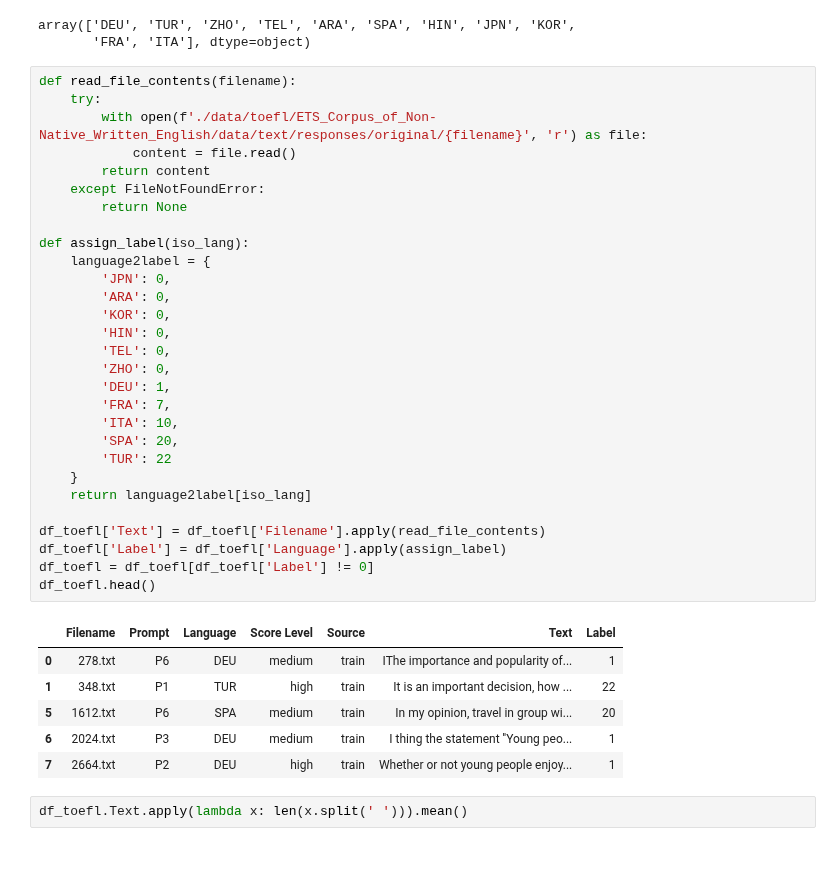
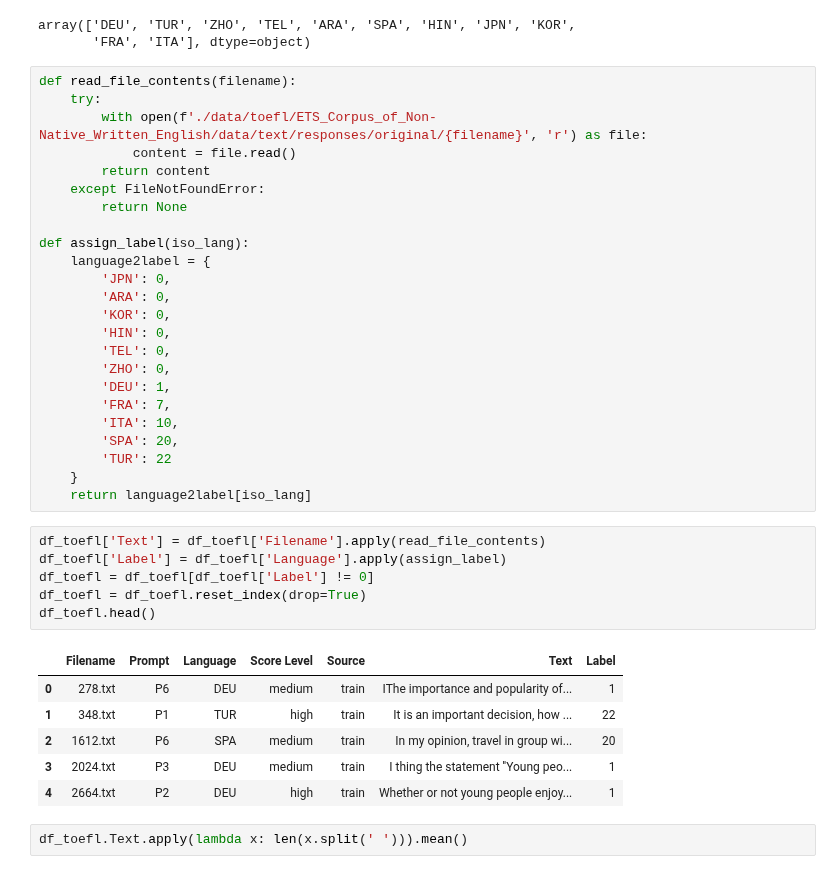
Before and after one commit to SergeyKramp/mthesis-bigbird-embeddings, a Jupyter notebook: experiment_toefl.ipynb, the cells around one changed output. Cells and saved outputs as stored; diff of their text form.

```diff
--- a/experiment_toefl.ipynb
+++ b/experiment_toefl.ipynb
@@ -110,18 +151,19 @@ def assign_label(iso_lang):
         'TUR': 22
     }
     return language2label[iso_lang]
-
-df_toefl['Text'] = df_toefl['Filename'].apply(read_file_contents)
-df_toefl['Label'] = df_toefl['Language'].apply(assign_label)
-df_toefl = df_toefl[df_toefl['Label'] != 0]
-df_toefl.head()
-# %% [output]
-|  | Filename | Prompt | Language | Score Level | Source | Text | Label |
-| 0 | 278.txt | P6 | DEU | medium | train | IThe importance and popularity of... | 1 |
-| 1 | 348.txt | P1 | TUR | high | train | It is an important decision, how ... | 22 |
-| 5 | 1612.txt | P6 | SPA | medium | train | In my opinion, travel in group wi... | 20 |
-| 6 | 2024.txt | P3 | DEU | medium | train | I thing the statement ''Young peo... | 1 |
-| 7 | 2664.txt | P2 | DEU | high | train | Whether or not young people enjoy... | 1 |
+# %%
+df_toefl['Text'] = df_toefl['Filename'].apply(read_file_contents)
+df_toefl['Label'] = df_toefl['Language'].apply(assign_label)
+df_toefl = df_toefl[df_toefl['Label'] != 0]
+df_toefl = df_toefl.reset_index(drop=True)
+df_toefl.head()
+# %% [output]
+|  | Filename | Prompt | Language | Score Level | Source | Text | Label |
+| 0 | 278.txt | P6 | DEU | medium | train | IThe importance and popularity of... | 1 |
+| 1 | 348.txt | P1 | TUR | high | train | It is an important decision, how ... | 22 |
+| 2 | 1612.txt | P6 | SPA | medium | train | In my opinion, travel in group wi... | 20 |
+| 3 | 2024.txt | P3 | DEU | medium | train | I thing the statement ''Young peo... | 1 |
+| 4 | 2664.txt | P2 | DEU | high | train | Whether or not young people enjoy... | 1 |
 # %%
 df_toefl.Text.apply(lambda x: len(x.split(' '))).mean()
 # %% [output]
```
Also changed, not shown: parts of 16 cells of this notebook.
